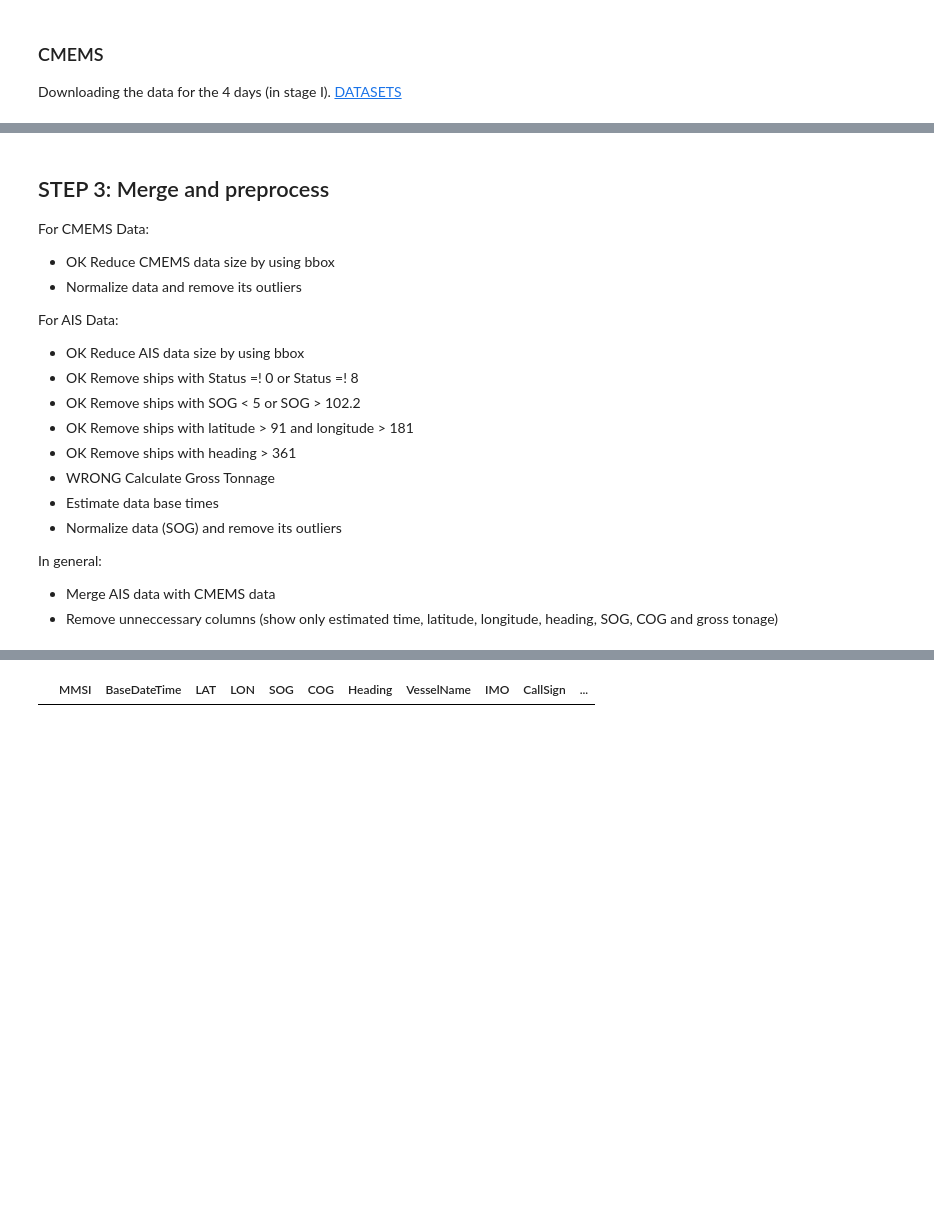
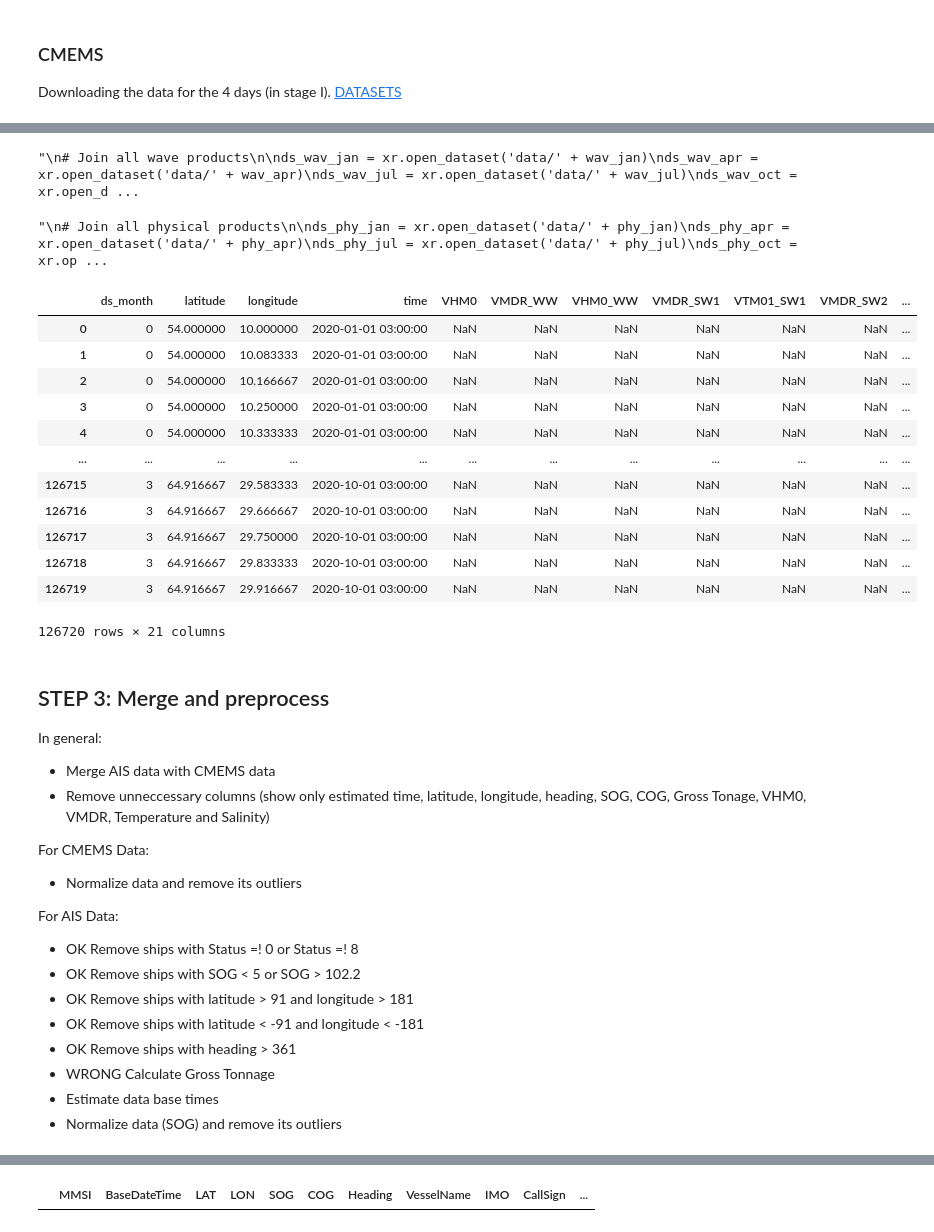
Before and after one commit to jonathom/cop_marine, a Jupyter notebook: Group_Challenge.ipynb, the cells around one changed output, grey strips where cells are left out. Drawn from its saved outputs; the diff is of its cells as text; code cells hidden in the pictures; blank space fills up the shorter version.

```diff
--- a/Group_Challenge.ipynb
+++ b/Group_Challenge.ipynb
@@ -165,0 +298,53 @@ download_ftp(phy_url + '10', phy_oct)
+# %%
+"""
+# Join all wave products
+
+ds_wav_jan = xr.open_dataset('data/' + wav_jan)
+ds_wav_apr = xr.open_dataset('data/' + wav_apr)
+ds_wav_jul = xr.open_dataset('data/' + wav_jul)
+ds_wav_oct = xr.open_dataset('data/' + wav_oct)
+
+ds_wav_all = [ds_wav_jan, ds_wav_apr, ds_wav_jul, ds_wav_oct]
+
+ds_wav = xr.merge(ds_wav_all)
+ds_wav
+"""
+# %% [output]
+"\n# Join all wave products\n\nds_wav_jan = xr.open_dataset('data/' + wav_jan)\nds_wav_apr = xr.open_dataset('data/' + wav_apr)\nds_wav_jul = xr.open_dataset('data/' + wav_jul)\nds_wav_oct = xr.open_d ...
+# %%
+"""
+# Join all physical products
+
+ds_phy_jan = xr.open_dataset('data/' + phy_jan)
+ds_phy_apr = xr.open_dataset('data/' + phy_apr)
+ds_phy_jul = xr.open_dataset('data/' + phy_jul)
+ds_phy_oct = xr.open_dataset('data/' + phy_oct)
+
+ds_phy_all = [ds_phy_jan, ds_phy_apr, ds_phy_jul, ds_phy_oct]
+
+ds_phy = xr.merge(ds_phy_all)
+ds_phy
+"""
+# %% [output]
+"\n# Join all physical products\n\nds_phy_jan = xr.open_dataset('data/' + phy_jan)\nds_phy_apr = xr.open_dataset('data/' + phy_apr)\nds_phy_jul = xr.open_dataset('data/' + phy_jul)\nds_phy_oct = xr.op ...
+# %%
+# Create backup of waves data
+
+ds_wav = xr.Dataset.to_dataframe(ds_wav)
+ds_wav.to_csv('data/wav_data_all.csv')
+backup_wav_data = pd.read_csv('data/wav_data_all.csv')
+backup_wav_data
+# %% [output]
+|  | ds_month | latitude | longitude | time | VHM0 | VMDR_WW | VHM0_WW | VMDR_SW1 | VTM01_SW1 | VMDR_SW2 | ... |
+| 0 | 0 | 54.000000 | 10.000000 | 2020-01-01 03:00:00 | NaN | NaN | NaN | NaN | NaN | NaN | ... |
+| 1 | 0 | 54.000000 | 10.083333 | 2020-01-01 03:00:00 | NaN | NaN | NaN | NaN | NaN | NaN | ... |
+| 2 | 0 | 54.000000 | 10.166667 | 2020-01-01 03:00:00 | NaN | NaN | NaN | NaN | NaN | NaN | ... |
+| 3 | 0 | 54.000000 | 10.250000 | 2020-01-01 03:00:00 | NaN | NaN | NaN | NaN | NaN | NaN | ... |
+| 4 | 0 | 54.000000 | 10.333333 | 2020-01-01 03:00:00 | NaN | NaN | NaN | NaN | NaN | NaN | ... |
+| ... | ... | ... | ... | ... | ... | ... | ... | ... | ... | ... | ... |
+| 126715 | 3 | 64.916667 | 29.583333 | 2020-10-01 03:00:00 | NaN | NaN | NaN | NaN | NaN | NaN | ... |
+| 126716 | 3 | 64.916667 | 29.666667 | 2020-10-01 03:00:00 | NaN | NaN | NaN | NaN | NaN | NaN | ... |
+| 126717 | 3 | 64.916667 | 29.750000 | 2020-10-01 03:00:00 | NaN | NaN | NaN | NaN | NaN | NaN | ... |
+| 126718 | 3 | 64.916667 | 29.833333 | 2020-10-01 03:00:00 | NaN | NaN | NaN | NaN | NaN | NaN | ... |
+| 126719 | 3 | 64.916667 | 29.916667 | 2020-10-01 03:00:00 | NaN | NaN | NaN | NaN | NaN | NaN | ... |
+126720 rows × 21 columns
@@ -166,19 +360,18 @@ download_ftp(phy_url + '10', phy_oct)
 # %% [markdown]
 ## STEP 3: Merge and preprocess
+In general:
+* Merge AIS data with CMEMS data
+* Remove unneccessary columns (show only estimated time, latitude, longitude, heading, SOG, COG, Gross Tonage, VHM0, VMDR, Temperature and Salinity)
+
 For CMEMS Data:
-* OK Reduce CMEMS data size by using bbox
 * Normalize data and remove its outliers
 
 For AIS Data:
-* OK Reduce AIS data size by using bbox
 * OK Remove ships with Status =! 0 or Status =! 8
 * OK Remove ships with SOG < 5 or SOG > 102.2
 * OK Remove ships with latitude > 91 and longitude > 181
+* OK Remove ships with latitude < -91 and longitude < -181
 * OK Remove ships with heading > 361
 * WRONG Calculate Gross Tonnage
 * Estimate data base times
 * Normalize data (SOG) and remove its outliers
-
-In general:
-* Merge AIS data with CMEMS data
-* Remove unneccessary columns (show only estimated time, latitude, longitude, heading, SOG, COG and gross tonage)
```
Also changed, not shown: parts of 33 cells of this notebook, 2 other files.
